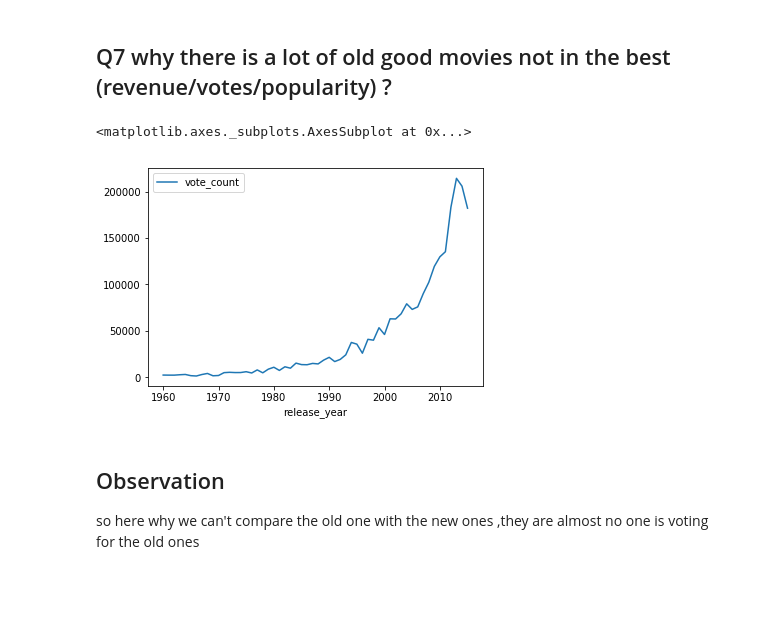
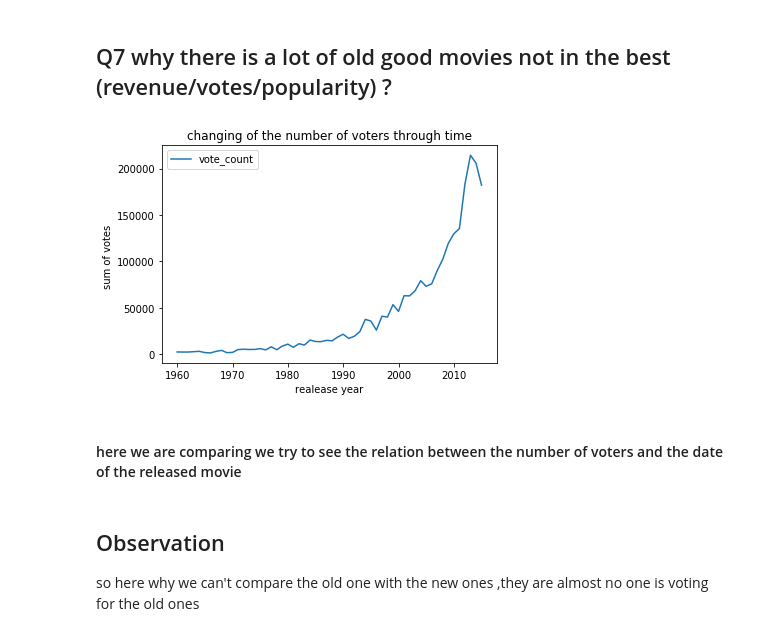
Before and after one commit to zeyad3ezzat/Advanced-data-analysis, a Jupyter notebook: investigate data set/Investigate_a_Dataset.ipynb, the cells around one changed output. Drawn from its saved outputs; the diff is of its cells as text; code cells hidden in the pictures; blank space fills up the shorter version.

```diff
--- a/investigate data set/Investigate_a_Dataset.ipynb
+++ b/investigate data set/Investigate_a_Dataset.ipynb
@@ -386,0 +384,5 @@ mean_revenue.plot(x='release_year',y='revenue')# this totally positive cor
+# %%
+def plot_graph(table,x,y,x_label,y_label,title,kind="line"):
+    table.plot(x=x,y=y,title=title,kind=kind)
+    plt.xlabel(x_label)
+    plt.ylabel(y_label)
@@ -519,10 +540,12 @@ data[data["director"]=="Colin Trevorrow"]
 ## Q7 why  there is a lot of old good movies not in the best (revenue/votes/popularity) ?
 # %%
 mean_vote_for_director=data.groupby('release_year').sum().reset_index()
-mean_vote_for_director.plot(y="vote_count",x="release_year")
+# mean_vote_for_director.plot(y="vote_count",x="release_year")
+plot_graph(table=mean_vote_for_director,x='release_year',y='vote_count',x_label="realease year",y_label="sum of votes ",title="changing of the number of voters through time")
 # %% [output]
-<matplotlib.axes._subplots.AxesSubplot at 0x...>
-[figure, old version]
+[figure, new version]
+# %% [markdown]
+#### here we are comparing we try to see the relation between the number of voters and the date of the released movie
 # %% [markdown]
 ## Observation
 so here why we can't compare the old one with the new ones ,they are almost no one is voting for the old ones
```
Also changed, not shown: parts of 17 cells of this notebook, 1 other file.
